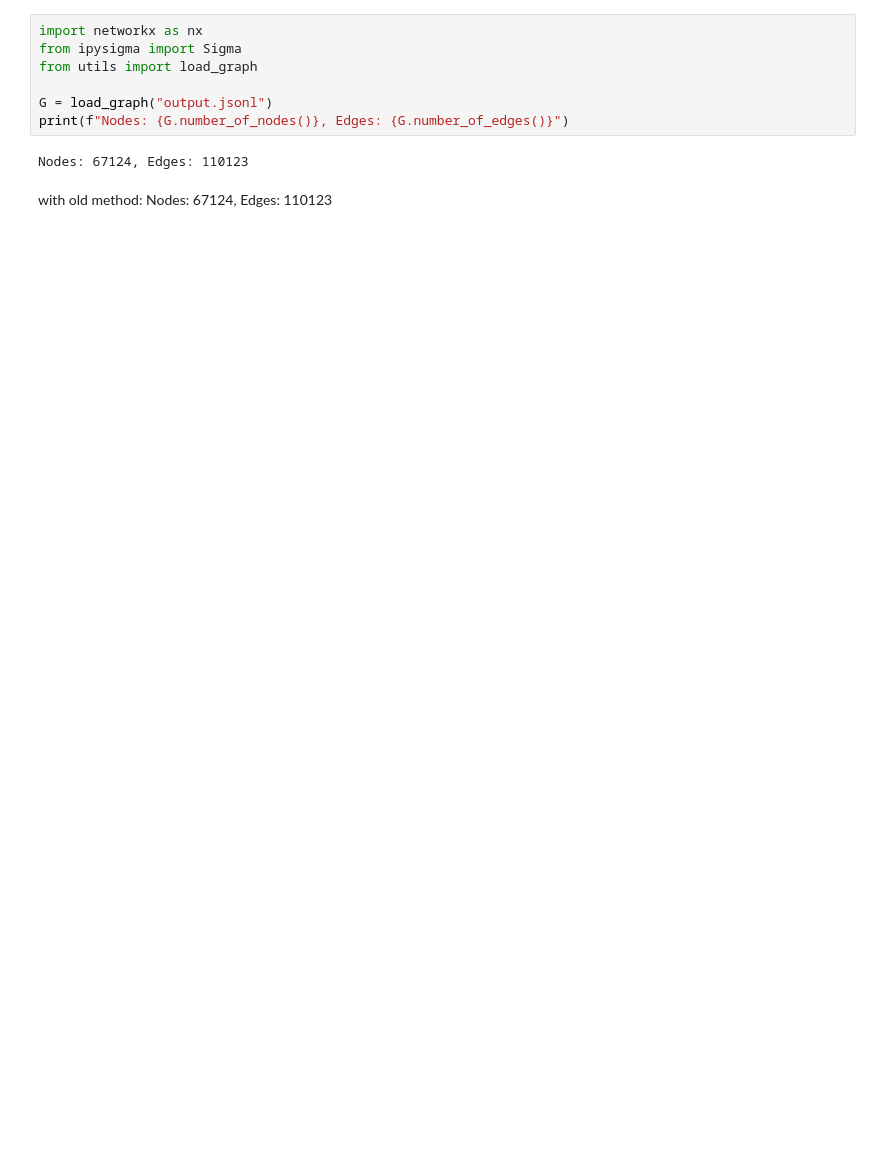
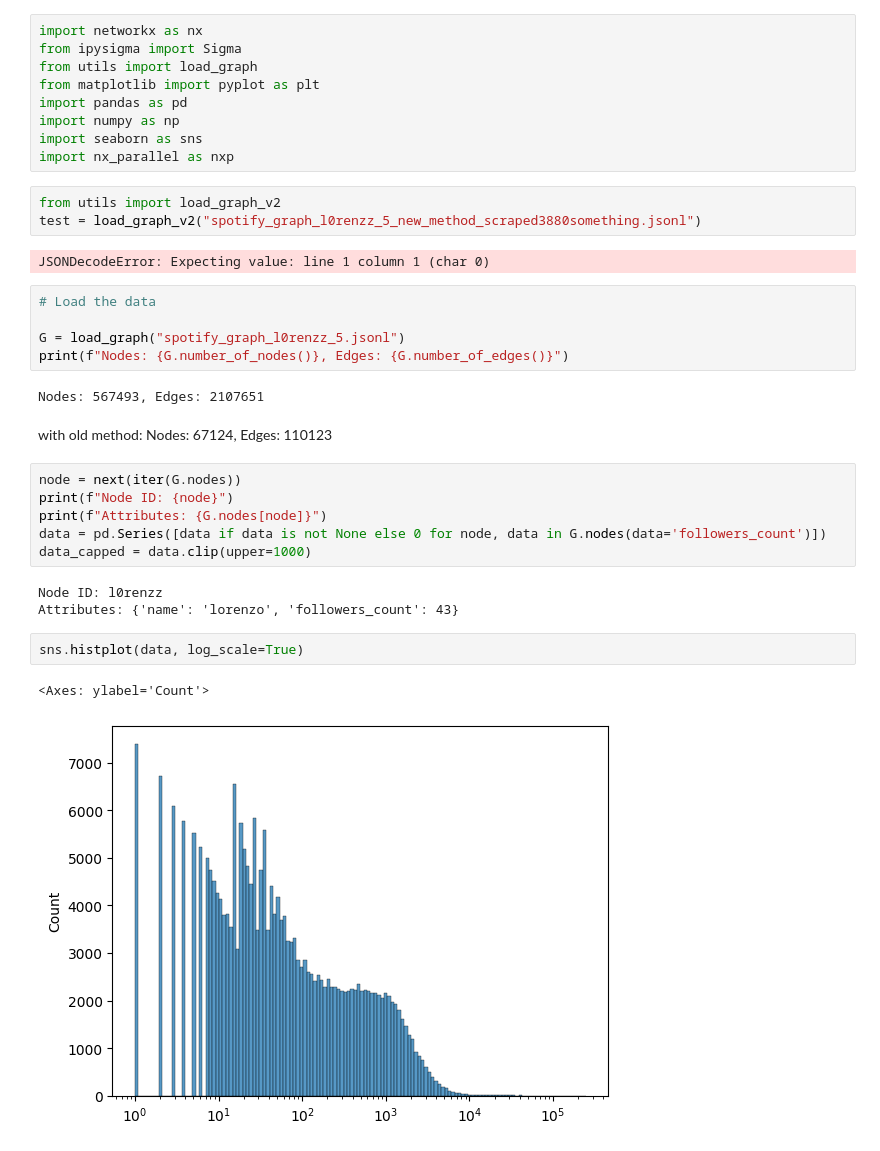
Before and after one commit to lorenzprattes/spotify-friends, a Jupyter notebook: explore_network.ipynb, the cells around one changed output. Saved outputs shown, nothing was run; the diff lists cells and outputs as text; blank space fills up the shorter version.

```diff
--- a/explore_network.ipynb
+++ b/explore_network.ipynb
@@ -2,10 +2,36 @@
 import networkx as nx
 from ipysigma import Sigma
 from utils import load_graph
-
-G = load_graph("output.jsonl")
-print(f"Nodes: {G.number_of_nodes()}, Edges: {G.number_of_edges()}")
+from matplotlib import pyplot as plt
+import pandas as pd
+import numpy as np
+import seaborn as sns
+import nx_parallel as nxp
-# %% [output]
-Nodes: 67124, Edges: 110123
+# %%
+from utils import load_graph_v2
+test = load_graph_v2("spotify_graph_l0renzz_5_new_method_scraped3880something.jsonl")
+# %% [output]
+JSONDecodeError: Expecting value: line 1 column 1 (char 0)
+# %%
+# Load the data
+
+G = load_graph("spotify_graph_l0renzz_5.jsonl")
+print(f"Nodes: {G.number_of_nodes()}, Edges: {G.number_of_edges()}")
+# %% [output]
+Nodes: 567493, Edges: 2107651
 # %% [markdown]
 with old method: Nodes: 67124, Edges: 110123
+# %%
+node = next(iter(G.nodes))
+print(f"Node ID: {node}")
+print(f"Attributes: {G.nodes[node]}")
+data = pd.Series([data if data is not None else 0 for node, data in G.nodes(data='followers_count')])
+data_capped = data.clip(upper=1000)
+# %% [output]
+Node ID: l0renzz
+Attributes: {'name': 'lorenzo', 'followers_count': 43}
+# %%
+sns.histplot(data, log_scale=True)
+# %% [output]
+<Axes: ylabel='Count'>
+[figure, added]
```
Also changed, not shown: parts of 16 cells of this notebook, 4 other files.
